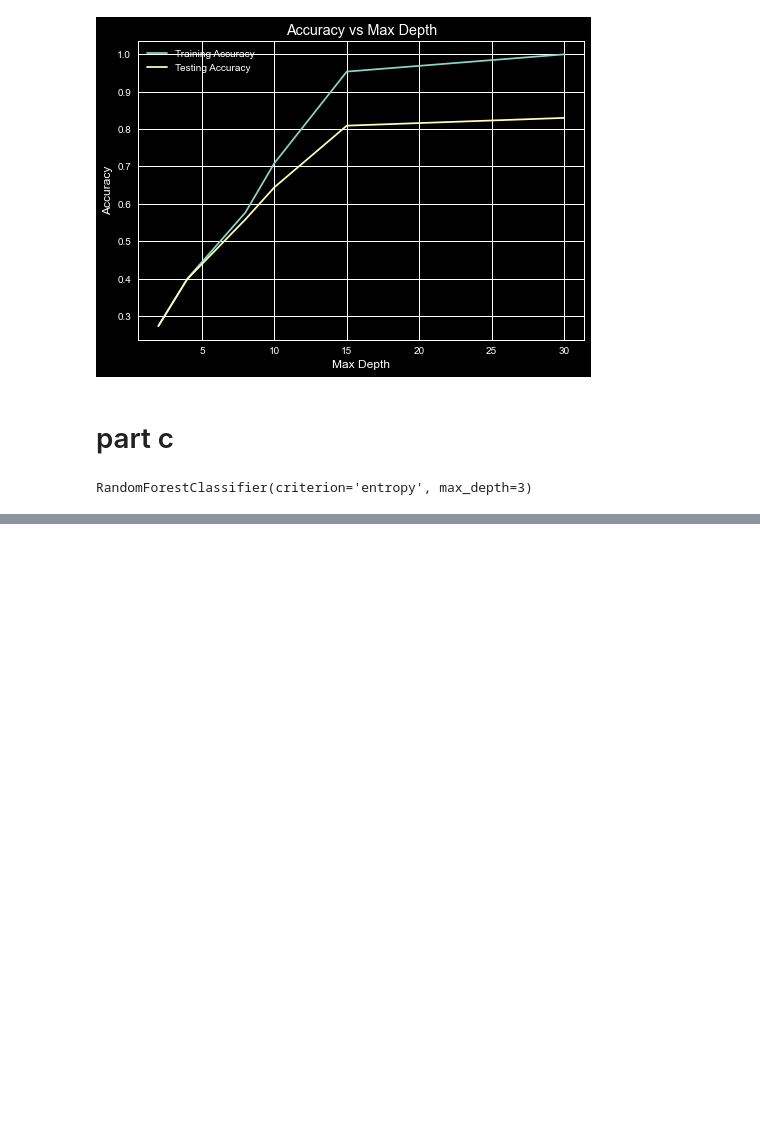
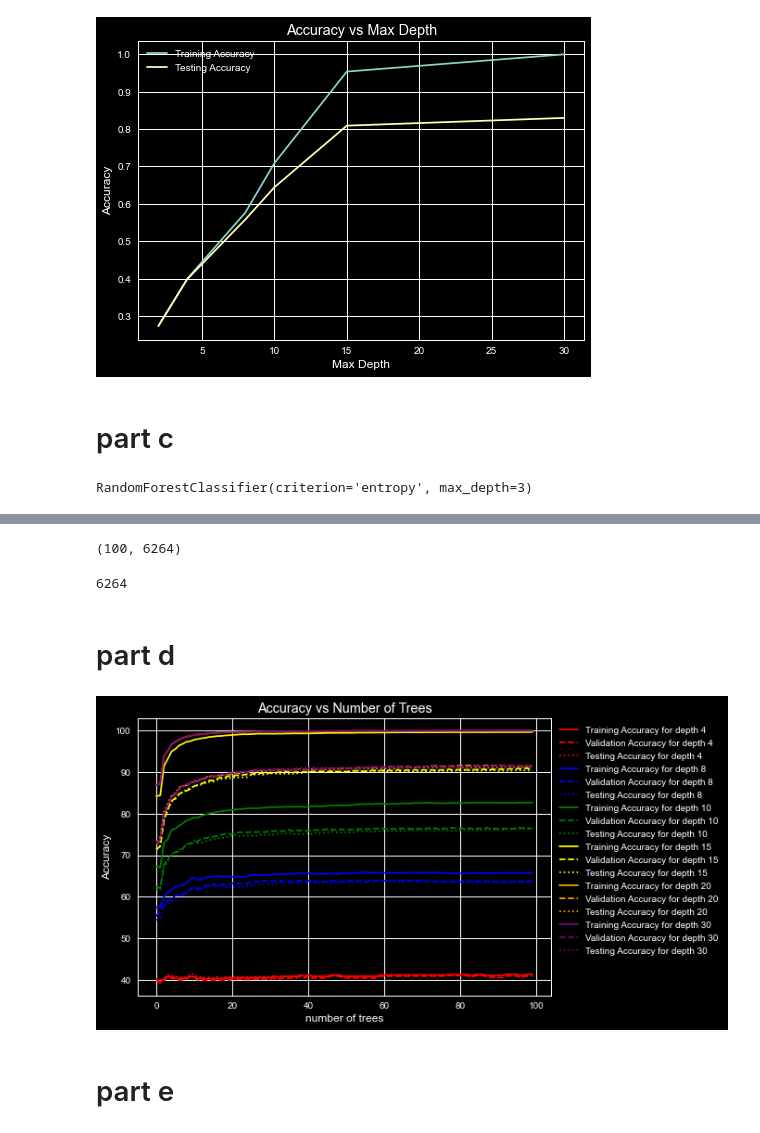
Before and after one commit to PritishWadhwa/ML-Assignments, a Jupyter notebook: Assignment2/q1.ipynb, the cells around one changed output, grey strips where cells are left out. Saved outputs shown, nothing was run; the diff lists cells and outputs as text; code cells hidden in the pictures; blank space fills up the shorter version.

```diff
--- a/Assignment2/q1.ipynb
+++ b/Assignment2/q1.ipynb
@@ -191,0 +200,2 @@ for i in range(100):
+# %%
+pred = np.array(predictions)
@@ -191,0 +206,4 @@ for i in range(100):
+# %%
+y_ = []
+for i in range(len(pred[0])):
+    y_.append(np.argmax(np.bincount(pred[:,i])))
@@ -191,0 +214,3 @@ for i in range(100):
+# %%
+def calcAccuracy(y_, y):
+    return (y_ == y).sum()*100/len(y_)
@@ -191,0 +235,12 @@ for i in range(100):
+# %%
+pred.shape
+# %% [output]
+(100, 6264)
+# %%
+len(y_)
+# %% [output]
+6264
+# %% [markdown]
+# part d
+# %%
+maxDepths = [4, 8, 10, 15, 20, 30]
@@ -191,0 +288,17 @@ for i in range(100):
+# %%
+color = ['red', 'blue', 'green', 'yellow', 'orange', 'purple']
+ctr = 0
+for i in maxDepths:
+    plt.plot(trainAccs[i], label='Training Accuracy for depth ' + str(i), color=color[ctr])
+    plt.plot(validAccs[i], label='Validation Accuracy for depth ' + str(i), color=color[ctr], linestyle='dashed')
+    plt.plot(testAccs[i], label='Testing Accuracy for depth ' + str(i), color=color[ctr], linestyle='dotted')
+    ctr += 1
+plt.xlabel('number of trees')
+plt.ylabel('Accuracy')
+plt.title('Accuracy vs Number of Trees')
+plt.legend(loc='upper left', bbox_to_anchor=(1, 1))
+plt.show()
+# %% [output]
+[figure, added]
+# %% [markdown]
+# part e
```
Also changed, not shown: parts of 16 cells of this notebook.
